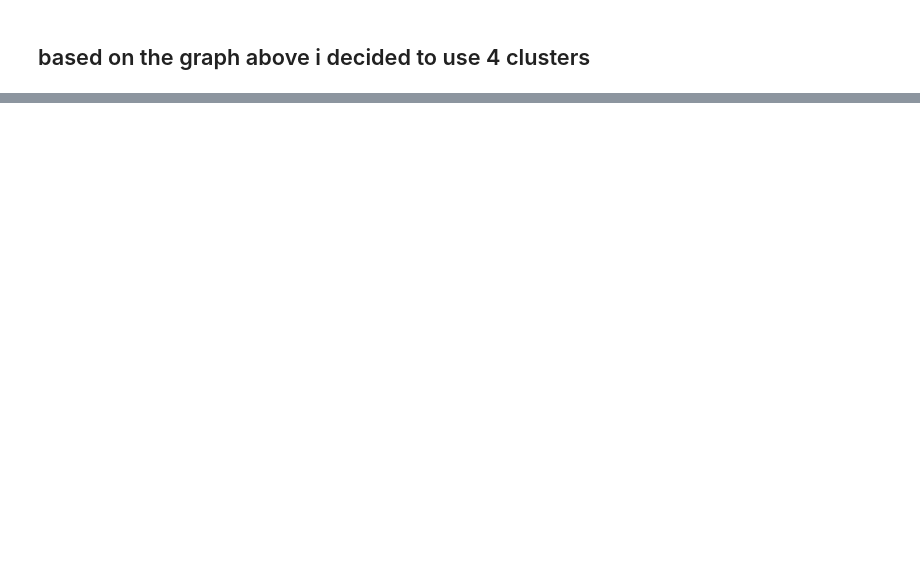
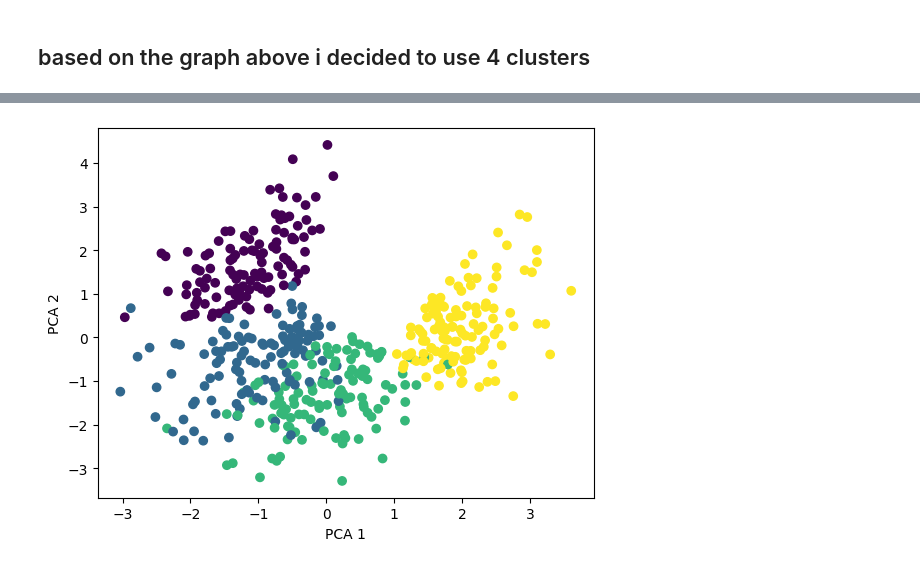
Before and after one commit to bosshussien/Ecommerce-Customer-Segmentation, a Jupyter notebook: DataPreprocessing.ipynb, the cells around one changed output, grey strips where cells are left out. Cells and saved outputs as stored; diff of their text form; code cells hidden in the pictures; blank space fills up the shorter version.

Commit message:
cluster model building and training and interpretation

```diff
--- a/DataPreprocessing.ipynb
+++ b/DataPreprocessing.ipynb
@@ -251,0 +257,6 @@ plt.show()
+# %%
+k_means = KMeans(n_clusters=4, random_state=42) # model building
+
+clusters = k_means.fit_predict(df_scaled)
+df_cleaned['Cluster'] = clusters
+df_scaled['Cluster'] = clusters
@@ -251,0 +275,16 @@ plt.show()
+# %%
+from sklearn.decomposition import PCA
+import matplotlib.pyplot as plt
+
+pca = PCA(n_components=2)
+
+reduced = pca.fit_transform(df_scaled)
+
+plt.scatter(reduced[:,0], reduced[:,1], c=clusters)
+
+plt.xlabel('PCA 1')
+plt.ylabel('PCA 2')
+
+plt.show()
+# %% [output]
+[figure, added]
```
Also changed, not shown: parts of 11 cells of this notebook.
